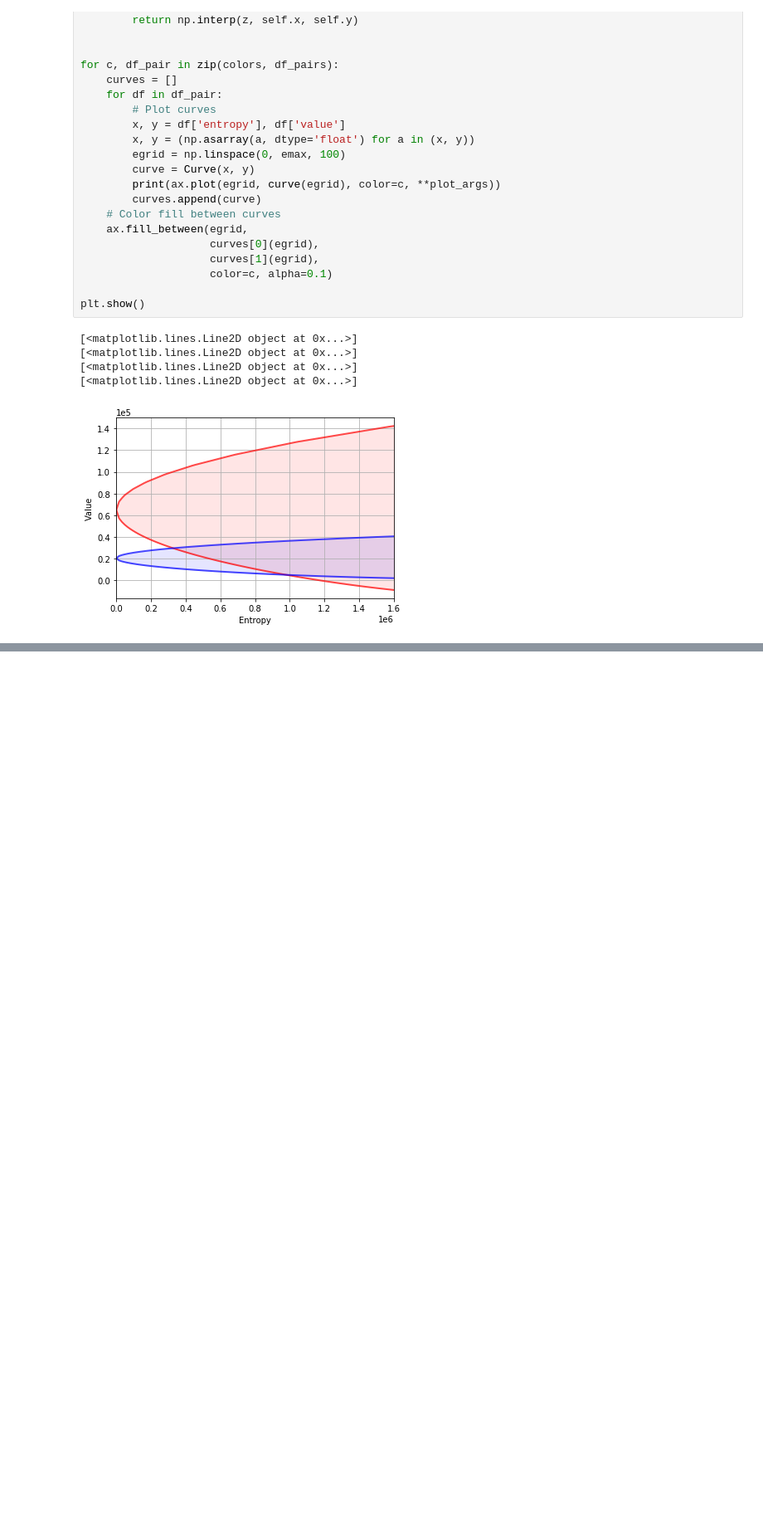
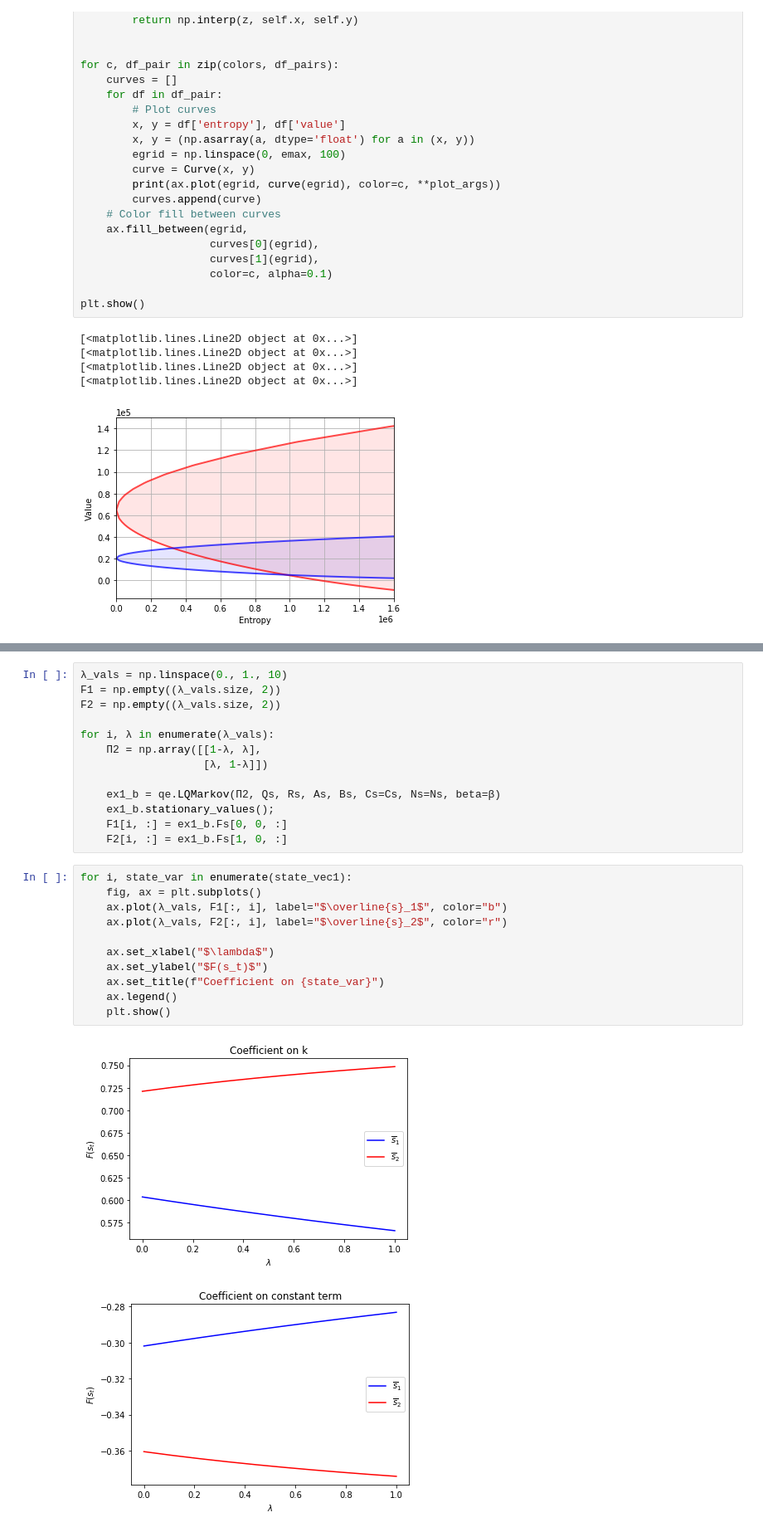
Before and after one commit to PanPip/QuantEcon_Tasks, a Jupyter notebook: LQ_control.ipynb, the cells around one changed output, grey strips where cells are left out. Shown at 83% size. Cells and saved outputs as stored; diff of their text form; blank space fills up the shorter version.

```diff
--- a/LQ_control.ipynb
+++ b/LQ_control.ipynb
@@ -1757,0 +1904,27 @@ plt.show()
+# %%
+λ_vals = np.linspace(0., 1., 10)
+F1 = np.empty((λ_vals.size, 2))
+F2 = np.empty((λ_vals.size, 2))
+
+for i, λ in enumerate(λ_vals):
+    Π2 = np.array([[1-λ, λ],
+                   [λ, 1-λ]])
+
+    ex1_b = qe.LQMarkov(Π2, Qs, Rs, As, Bs, Cs=Cs, Ns=Ns, beta=β)
+    ex1_b.stationary_values();
+    F1[i, :] = ex1_b.Fs[0, 0, :]
+    F2[i, :] = ex1_b.Fs[1, 0, :]
+# %%
+for i, state_var in enumerate(state_vec1):
+    fig, ax = plt.subplots()
+    ax.plot(λ_vals, F1[:, i], label="$\overline{s}_1$", color="b")
+    ax.plot(λ_vals, F2[:, i], label="$\overline{s}_2$", color="r")
+
+    ax.set_xlabel("$\lambda$")
+    ax.set_ylabel("$F(s_t)$")
+    ax.set_title(f"Coefficient on {state_var}")
+    ax.legend()
+    plt.show()
+# %% [output]
+[figure, added]
+[figure, added]
```
Also changed, not shown: parts of 21 cells of this notebook.
